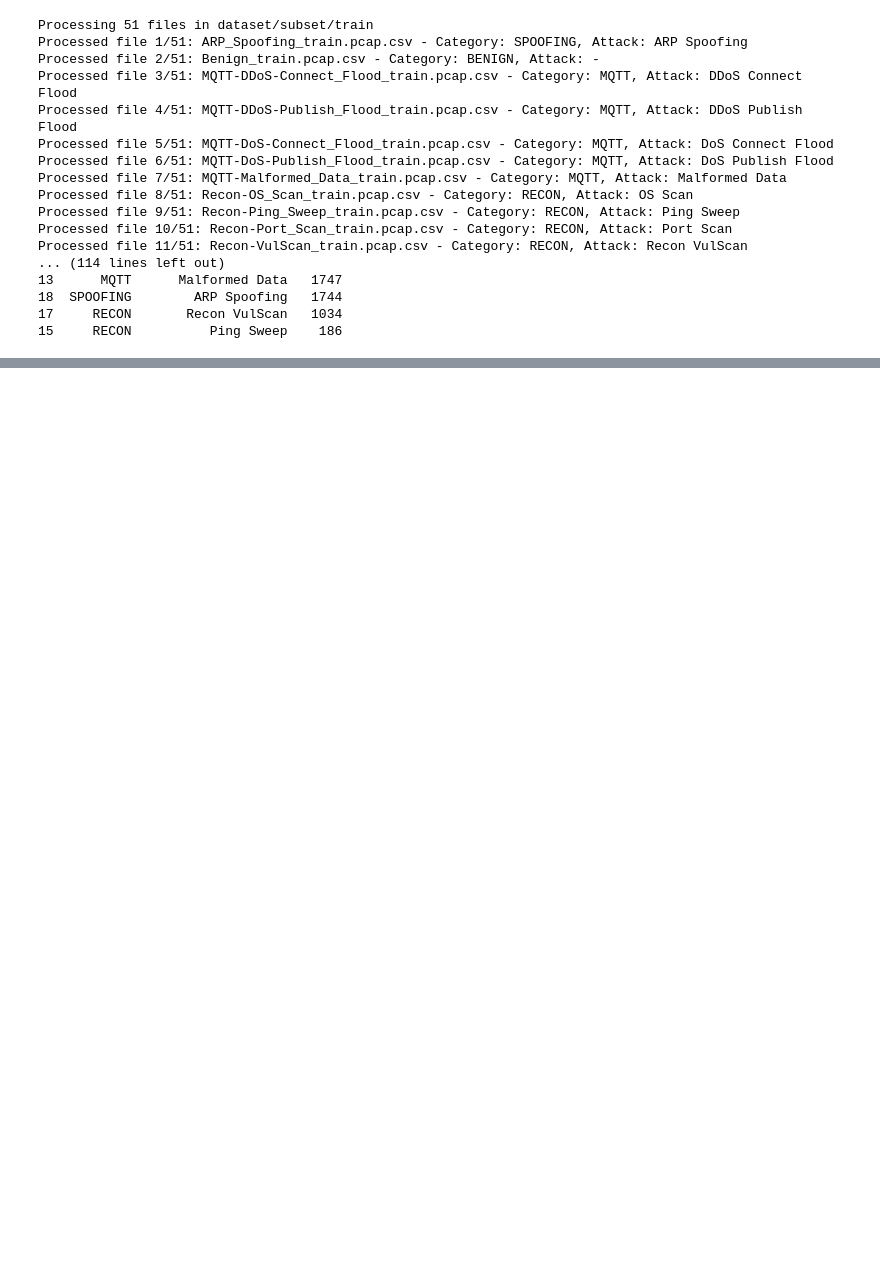
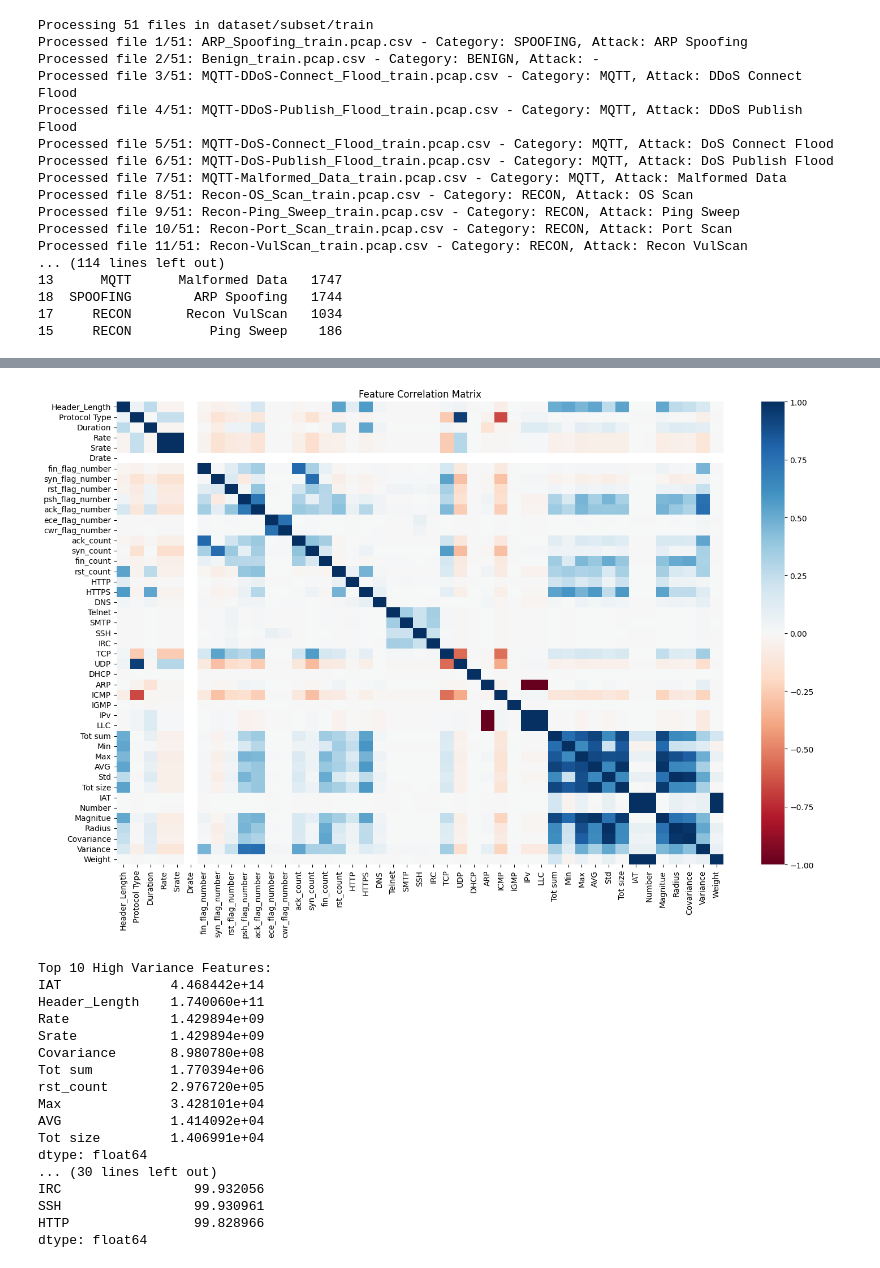
Before and after one commit to campanamattia/ai_for_security, a Jupyter notebook: notebook.ipynb, the cells around one changed output, grey strips where cells are left out. Saved outputs shown, nothing was run; the diff lists cells and outputs as text; code cells hidden in the pictures; blank space fills up the shorter version.

```diff
--- a/notebook.ipynb
+++ b/notebook.ipynb
@@ -343,0 +401,66 @@ Plot saved as file_lengths_train_subset.png
+# %%
+def analyze_features(df):
+    # Correlation Analysis
+    corr = df.corr()
+
+    # Feature Variance
+    variance = df.var().sort_values(ascending=False)
+
+    # Zero Values Percentage
+    zero_percent = (df == 0).sum() / len(df) * 100
+
+    # Create visualizations
+    plt.figure(figsize=(15, 10))
+    sns.heatmap(corr, cmap='RdBu', center=0)
+    plt.title('Feature Correlation Matrix')
+    plt.tight_layout()
+    plt.show()
+
+    # Return analysis results
+    analysis = {
+        'correlation': corr,
+        'variance': variance,
+        'zero_percentage': zero_percent,
+    }
+
+    return analysis
+
+# Usage
+df = pd.read_csv('merged_train.csv')
+numeric_df = df.select_dtypes(include=[np.number])
+analysis_results = analyze_features(numeric_df)
+
+# Print variance
+print("\nTop 10 High Variance Features:")
+print(analysis_results['variance'].head(10))
+
+# Print features with high correlation
+print("\nFeatures with >90% correlation:")
+corr_matrix = analysis_results['correlation']
+high_corr = np.where(np.abs(corr_matrix) >= 0.9)
+for i, j in zip(*high_corr):
+    if i < j:
+        print(f"{corr_matrix.index[i]} - {corr_matrix.columns[j]}: {corr_matrix.iloc[i, j]:.3f}")
+
+# Print features with high zero percentage
+print("\nZero Value Percentages:")
+print(analysis_results['zero_percentage'].sort_values(ascending=False).head(10))
+# %% [output]
+[figure, added]
+Top 10 High Variance Features:
+IAT              4.468442e+14
+Header_Length    1.740060e+11
+Rate             1.429894e+09
+Srate            1.429894e+09
+Covariance       8.980780e+08
+Tot sum          1.770394e+06
+rst_count        2.976720e+05
+Max              3.428101e+04
+AVG              1.414092e+04
+Tot size         1.406991e+04
+dtype: float64
+... (30 lines left out)
+IRC                 99.932056
+SSH                 99.930961
+HTTP                99.828966
+dtype: float64
```
Also changed, not shown: parts of 35 cells of this notebook.
